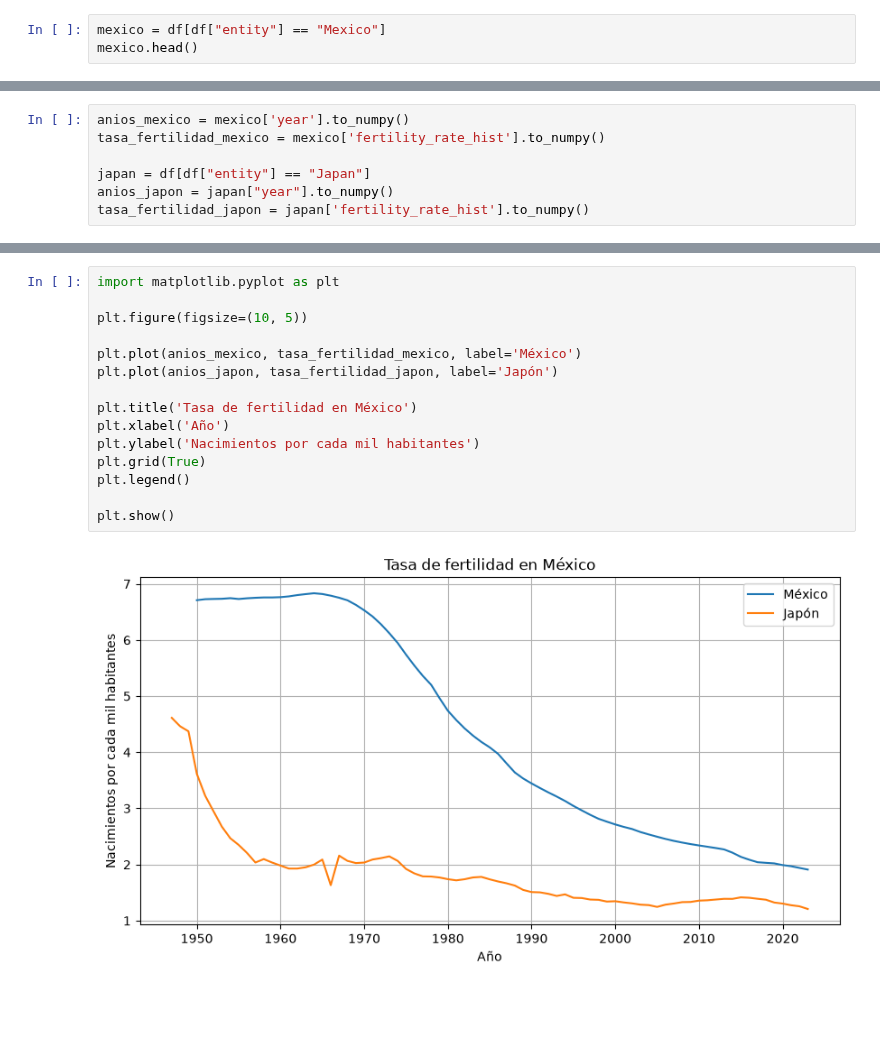
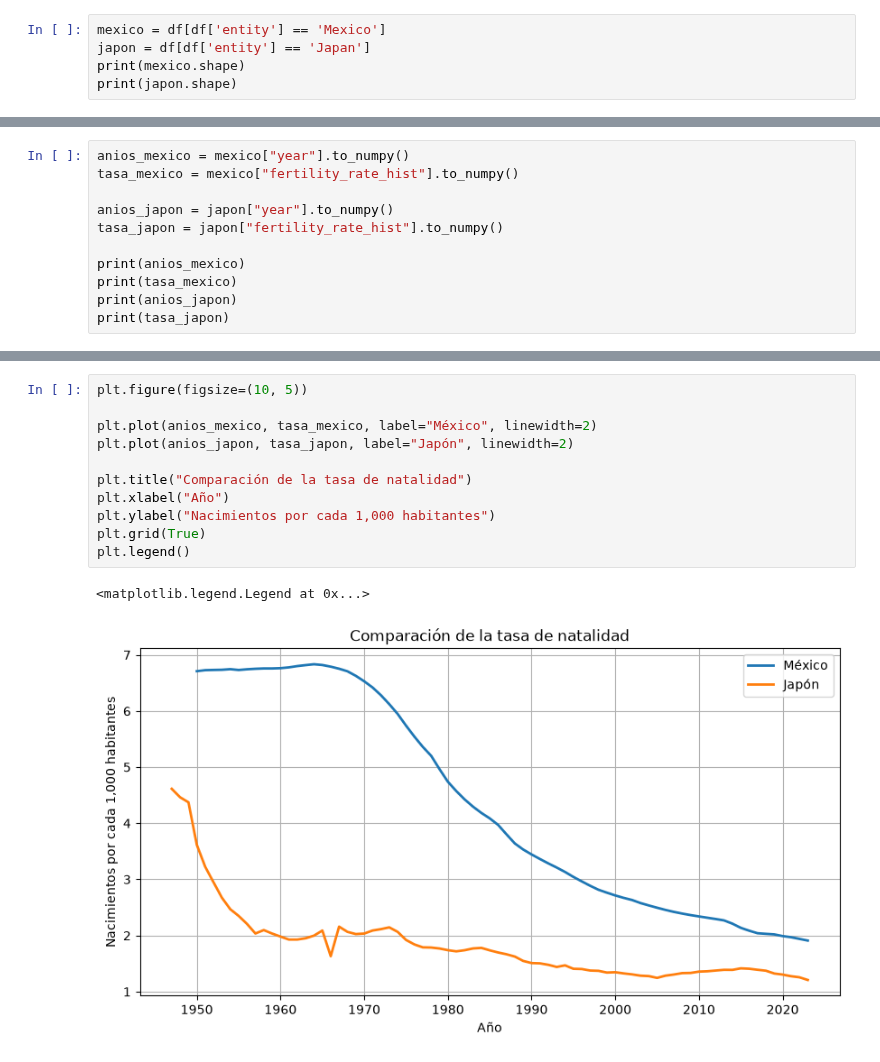
Before and after one commit to PIPIOLOVIC/BIG_DATA, a Jupyter notebook: U1_2_prueba/notebooks/03_fertility_rate.ipynb, the cells around one changed output, grey strips where cells are left out. Drawn from its saved outputs; the diff is of its cells as text; blank space fills up the shorter version.

```diff
--- a/U1_2_prueba/notebooks/03_fertility_rate.ipynb
+++ b/U1_2_prueba/notebooks/03_fertility_rate.ipynb
@@ -29,4 +46,6 @@ df.describe()
 # %%
-mexico = df[df["entity"] == "Mexico"]
-mexico.head()
+mexico = df[df['entity'] == 'Mexico']
+japon = df[df['entity'] == 'Japan']
+print(mexico.shape)
+print(japon.shape)
 # %% [output]
@@ -39,7 +54,11 @@ mexico.head()
 # %%
-anios_mexico = mexico['year'].to_numpy()
-tasa_fertilidad_mexico = mexico['fertility_rate_hist'].to_numpy()
+anios_mexico = mexico["year"].to_numpy()
+tasa_mexico = mexico["fertility_rate_hist"].to_numpy()
 
-japan = df[df["entity"] == "Japan"]
-anios_japon = japan["year"].to_numpy()
-tasa_fertilidad_japon = japan['fertility_rate_hist'].to_numpy()
+anios_japon = japon["year"].to_numpy()
+tasa_japon = japon["fertility_rate_hist"].to_numpy()
+
+print(anios_mexico)
+print(tasa_mexico)
+print(anios_japon)
+print(tasa_japon)
@@ -46,19 +123,16 @@ tasa_fertilidad_japon = japan['fertility_rate_hist'].to_numpy()
 # %%
-import matplotlib.pyplot as plt
-
 plt.figure(figsize=(10, 5))
 
-plt.plot(anios_mexico, tasa_fertilidad_mexico, label='México')
-plt.plot(anios_japon, tasa_fertilidad_japon, label='Japón')
+plt.plot(anios_mexico, tasa_mexico, label="México", linewidth=2)
+plt.plot(anios_japon, tasa_japon, label="Japón", linewidth=2)
 
-plt.title('Tasa de fertilidad en México')
-plt.xlabel('Año')
-plt.ylabel('Nacimientos por cada mil habitantes')
+plt.title("Comparación de la tasa de natalidad")
+plt.xlabel("Año")
+plt.ylabel("Nacimientos por cada 1,000 habitantes")
 plt.grid(True)
 plt.legend()
-
-plt.show()
 # %% [output]
+<matplotlib.legend.Legend at 0x...>
-[figure, old version]
+[figure, new version]
 # %%
 mascara_coincidencia_anios = anios_japon >= anios_mexico.min()
```
Also changed, not shown: parts of 34 cells of this notebook, 1 other file.
